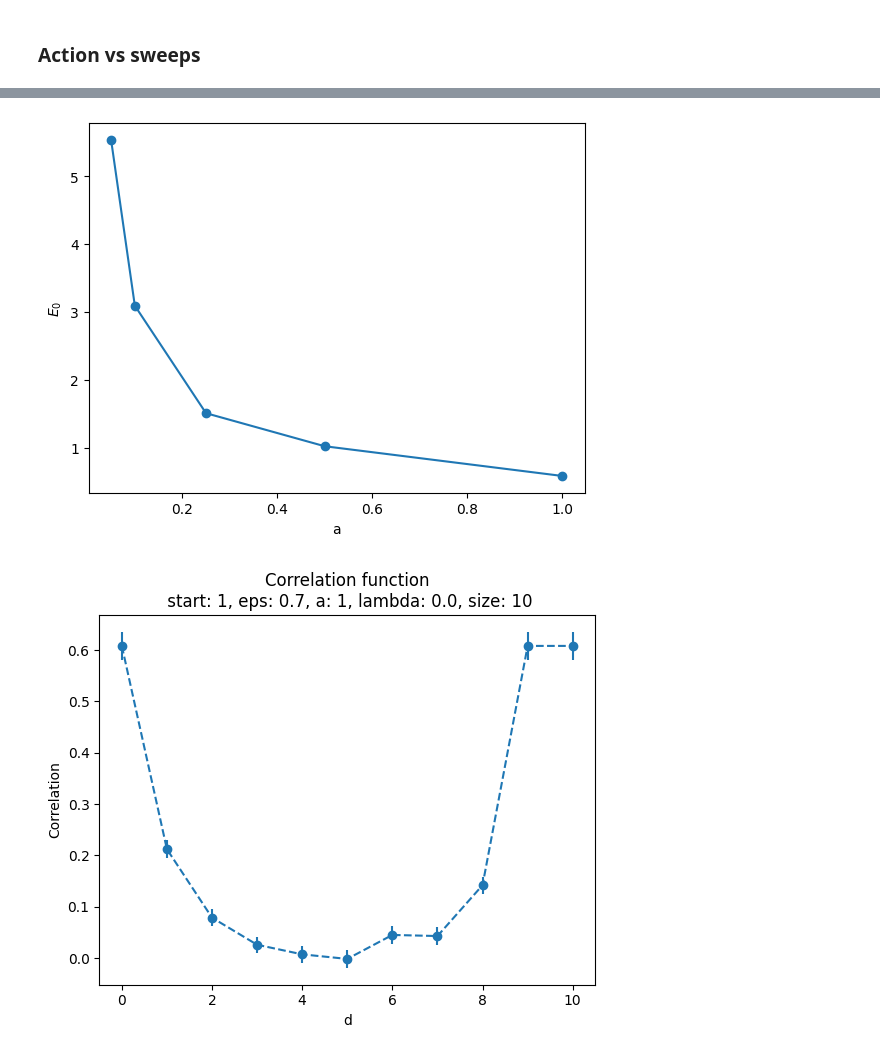
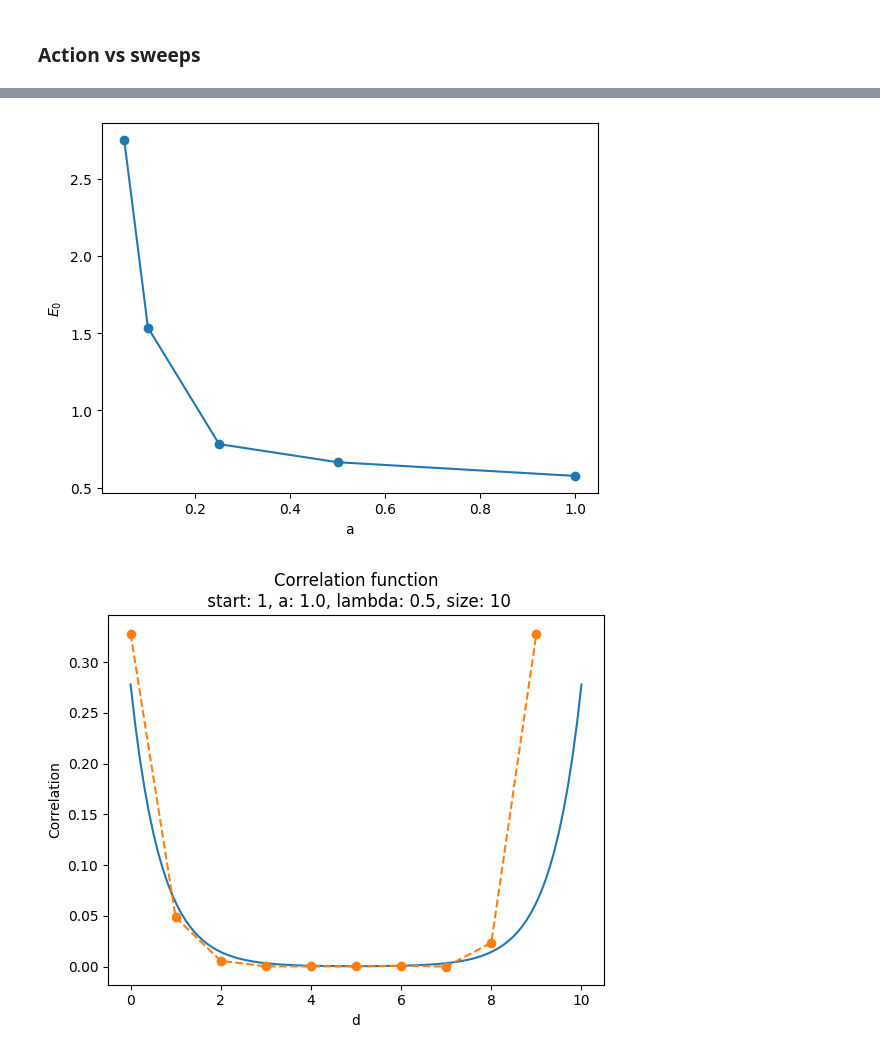
Before and after one commit to SoyAgustin/QF-Path-Integral, a Jupyter notebook: Notebooks_Py/oscillator.ipynb, the cells around one changed output, grey strips where cells are left out. Drawn from its saved outputs; the diff is of its cells as text; code cells hidden in the pictures.

Commit message:
Datos generados en PC, resultados no satisfactorios para energia y correlacion

```diff
--- a/Notebooks_Py/oscillator.ipynb
+++ b/Notebooks_Py/oscillator.ipynb
@@ -42,0 +65,5 @@ eps_0={1.00:0.7,
+# %%
+def epsilon_opt(lamb,a):
+    return eps_dic[f"lamb_{str(lamb)}"][f"{str(a)}"]
+
+epsilon_opt(lamb=0.0,a=1.0)
@@ -105,32 +144,40 @@ def ground_state_hot(a_list,epsilon,size=10,start=1,lamb=0.0):
     plt.show()
 # %%
 a_list = [1.0,0.5,0.25,0.1,0.05]
-ground_state_hot(a_list,epsilon=0.7,lamb=0.0)
+ground_state_hot(a_list,lamb=0.0,start=0)
 # %% [output]
-[figure, old version]
+[figure, new version]
 # %%
 size = 10
 start = 1
-eps = 0.7
-a = 1
-lamb = 0.0
 
-df = pd.read_csv("./Datos/Oscillator/corr/start_1_eps_0.70_size_10_a_1.00_lambda_0.00.csv")
+a = 1.0
+lamb = 0.5
+eps = epsilon_opt(lamb,a)
+
+df = pd.read_csv(f"./Datos/Oscillator/corr/start_{start}_eps_{eps:0.2f}_size_{size}_a_{a:0.2f}_lambda_{lamb:0.2f}.csv")
 
 df["index"] = df.groupby("d").cumcount()
 df = df.pivot(index='index', columns='d', values='corr').reset_index(drop=True)
 
-dic = {"d":np.arange(size+1),
-    "corr": np.append(df.mean().to_numpy(), df.mean().to_numpy()[0]),
-    "stderr":np.append(np.sqrt(df.var() / len(df)).to_numpy(), np.sqrt(df.var() / len(df)).to_numpy()[0])}
+dic = {"d":np.arange(size),
+    "corr": df.mean().to_numpy(),
+    "stderr":np.sqrt(df.var() / len(df)).to_numpy()}
 
+
+def cosh(x):
+    #return 0.0059552670*np.cosh((x-5)/0.97892330) #lambda=0
+    return 0.00033514*np.cosh((x-5)/0.674423)
+x_cosh=np.linspace(0,10,100)
+
+plt.plot(x_cosh,cosh(x_cosh))
 x = dic["d"]
 y = dic["corr"]
 yerr = dic["stderr"]
 plt.errorbar(x,y,yerr,marker="o",ls="--")
-plt.title("Correlation function\n start: {start}, eps: {eps}, a: {a}, lambda: {lamb}, size: {size}".format(start=start,eps=eps,a=a,lamb=lamb,size=size))
+plt.title("Correlation function\n start: {start}, a: {a}, lambda: {lamb}, size: {size}".format(start=start,a=a,lamb=lamb,size=size))
 plt.xlabel("d")
 plt.ylabel("Correlation")
 plt.show()
 # %% [output]
-[figure, old version]
+[figure, new version]
```
Also changed, not shown: parts of 8 cells of this notebook, 1 other file.
